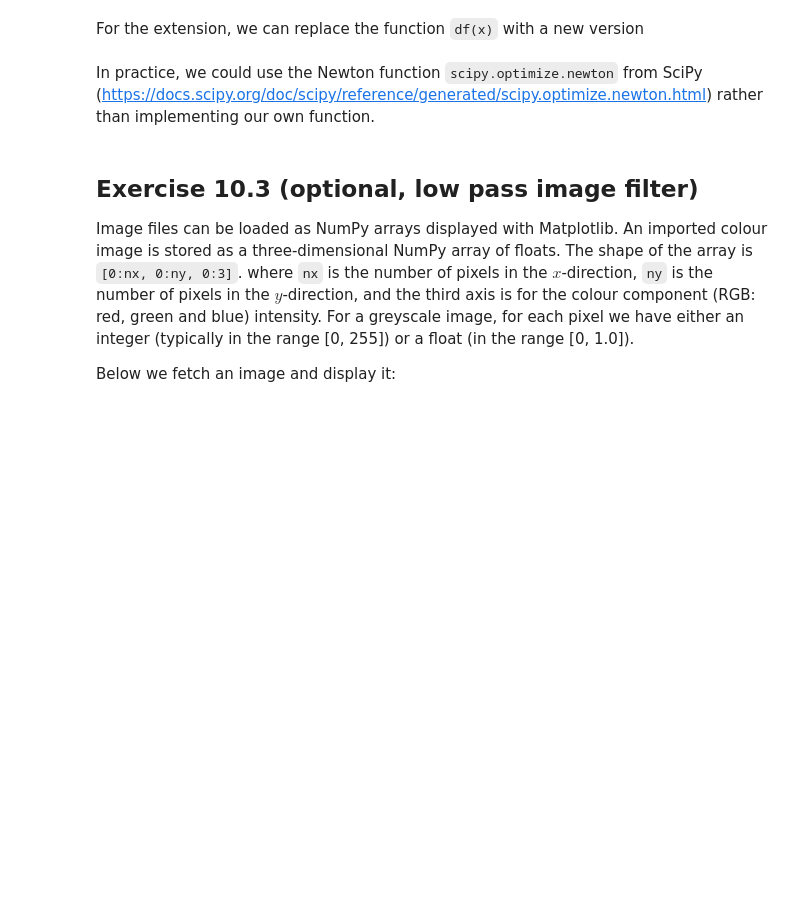
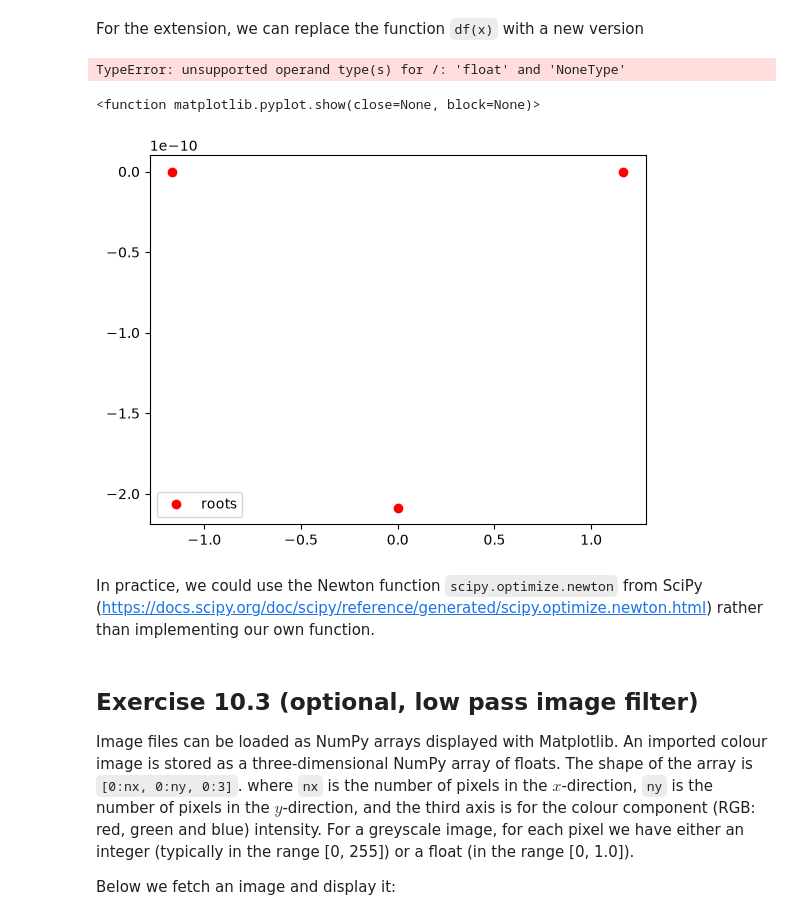
Before and after one commit to monesy556/PartIA-Computing-Michaelmas, a Jupyter notebook: Exercises/10 Exercises.ipynb, the cells around one changed output. Cells and saved outputs as stored; diff of their text form; code cells hidden in the pictures; blank space fills up the shorter version.

```diff
--- a/Exercises/10 Exercises.ipynb
+++ b/Exercises/10 Exercises.ipynb
@@ -115,16 +125,20 @@ def newton(f, df, x, tol=1e-8, max_it=20):
     """Find root of equation defined by function f(x) where df(x) is
     first derivative and x is the initial guess.Optional arguments tol
     (tolerance) and max_it (maximum number of iterations)"""
-
-    ...
+    for i in range (max_it):
+        x1=-f(x)/df(x)+x
+        if abs(f(x1))< tol:
+            return x1
+        x=x1
+    raise RuntimeError("maximum iterations")
 # %% [markdown]
 We now provide implementations of `f` and `df`, and find the roots:
 # %%
 def f(x):
-    ...
+    return np.tan(x)-2*x
 
 def df(x):
-    ...
+    return 1/np.cos(x)**2-2
 # %%
 ## tests ##
 
@@ -163,3 +179,5 @@ xroots = np.array((newton(f, df, -1.2),
                    newton(f, df, 0.1),
                    newton(f, df, 1.2)))
 assert np.isclose(xroots, [-1.16556119e+00, 2.08575213e-10, 1.16556119e+00]).all()
+# %% [output]
+TypeError: unsupported operand type(s) for /: 'float' and 'NoneType'
@@ -170,3 +184,11 @@ assert np.isclose(xroots, [-1.16556119e+00, 2.08575213e-10, 1.16556119e+00]).all
+# %%
+# Plot f, f' and roots
+import matplotlib.pyplot as plt
+plt.plot(xroots, f(xroots), 'ro', label='roots')
+plt.legend()
+# %% [output]
+<function matplotlib.pyplot.show(close=None, block=None)>
+[figure, added]
 # %% [markdown]
 In practice, we could use the Newton function `scipy.optimize.newton` from SciPy (https://docs.scipy.org/doc/scipy/reference/generated/scipy.optimize.newton.html) rather than implementing our own function.
 # %% [markdown]
```
Also changed, not shown: parts of 6 cells of this notebook, 4 other files.
